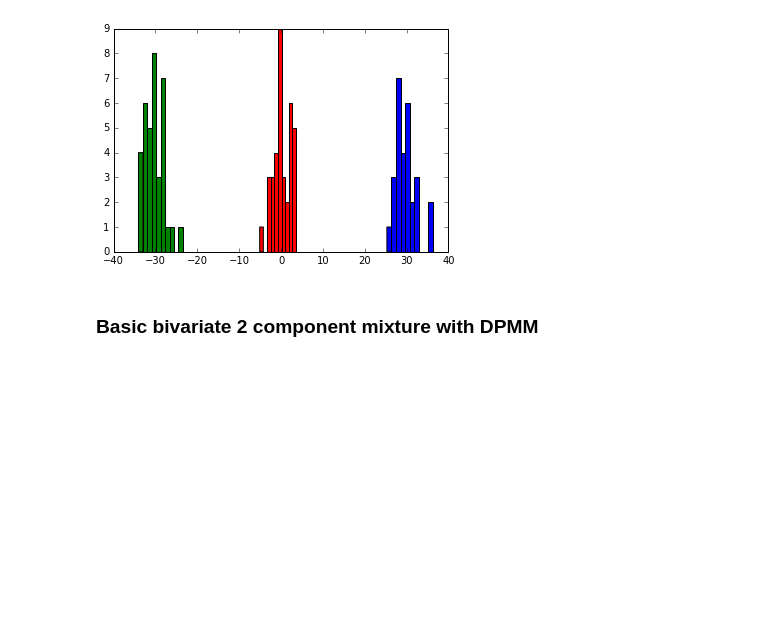
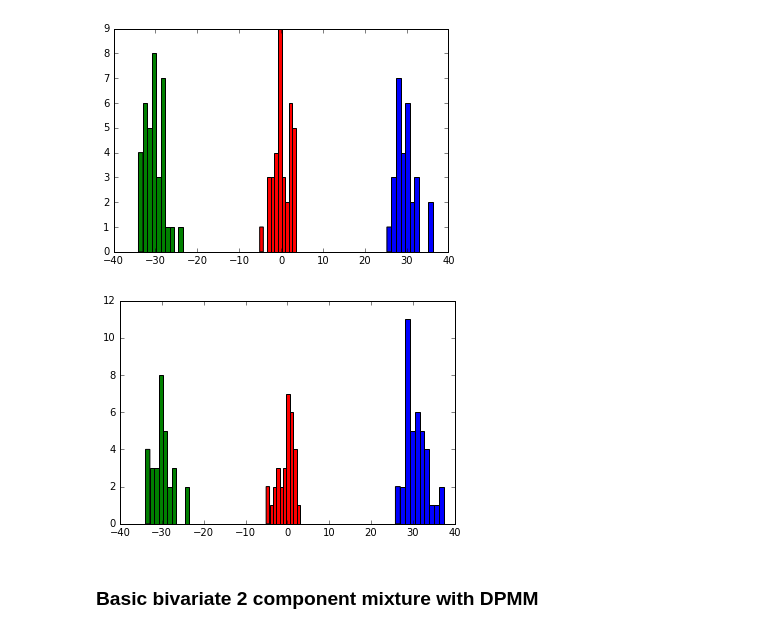
Before and after one commit to probcomp/cgpm2, a Jupyter notebook: notebooks/basic-inference-quality-crosscat-gibbs.ipynb, the cells around one changed output. Cells and saved outputs as stored; diff of their text form; code cells hidden in the pictures; blank space fills up the shorter version.

```diff
--- a/notebooks/basic-inference-quality-crosscat-gibbs.ipynb
+++ b/notebooks/basic-inference-quality-crosscat-gibbs.ipynb
@@ -67,3 +70,12 @@ for z in zs:
+# %%
+samples = crosscat2.simulate(None, [-1,0], N=100)
+fig, ax = plt.subplots()
+zs = set([s[-1] for s in samples])
+for z in zs:
+    xs = [s[0] for s in samples if s[-1] == z]
+    ax.hist(xs)
+# %% [output]
+[figure, added]
 # %% [markdown]
 ### Basic bivariate 2 component mixture with DPMM
 # %%
```
Also changed, not shown: parts of 11 cells of this notebook, 2 other files.
